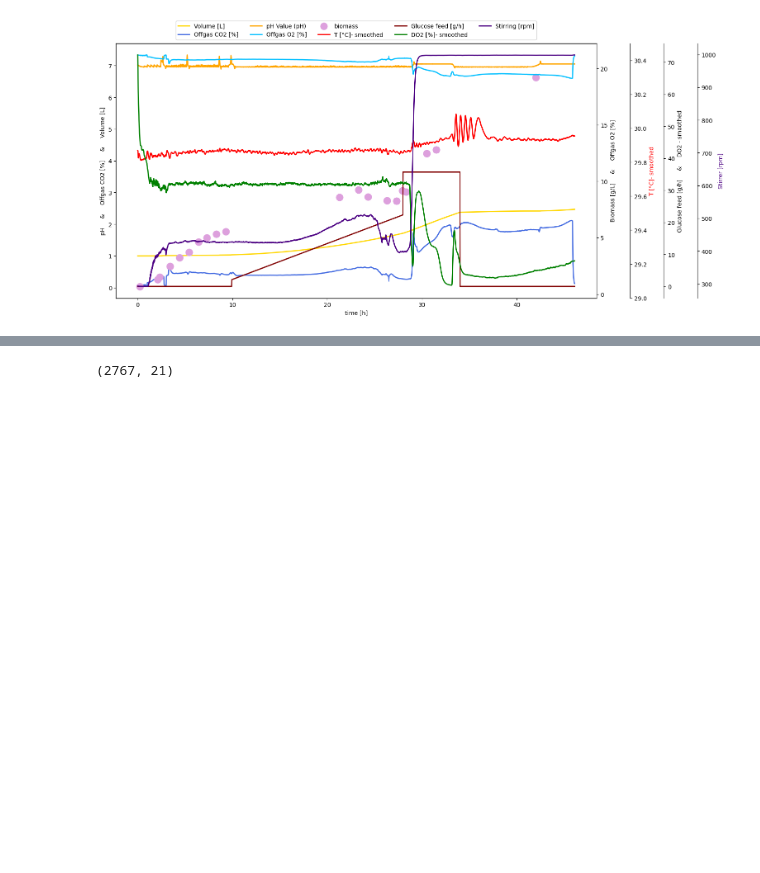
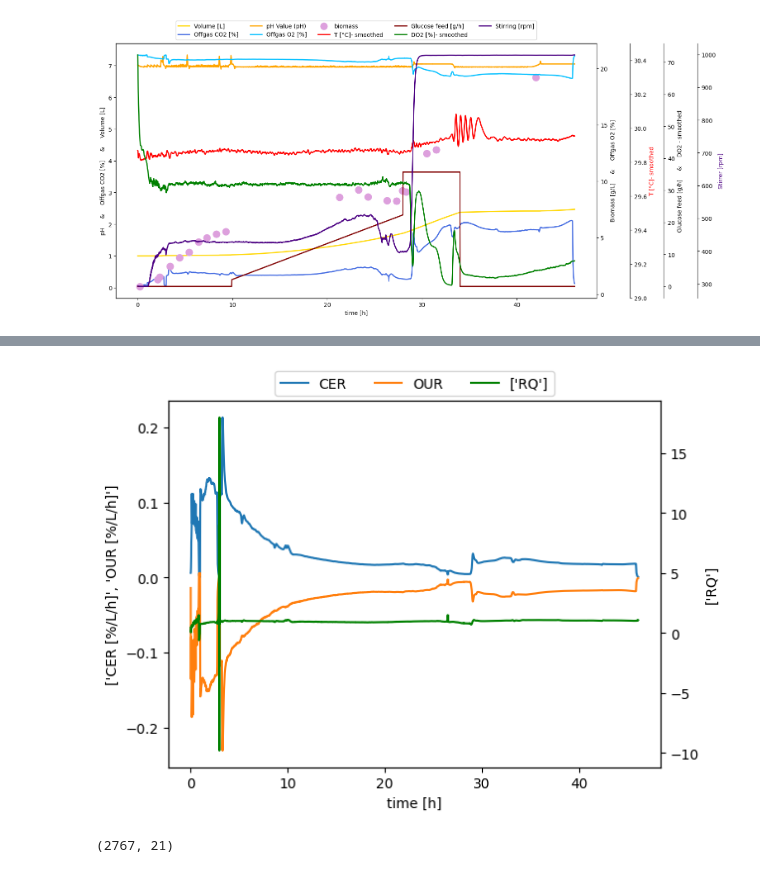
Before and after one commit to boripf/hybrid-model-corynebacterium, a Jupyter notebook: A_preprocessing.ipynb, the cells around one changed output, grey strips where cells are left out. Drawn from its saved outputs; the diff is of its cells as text; code cells hidden in the pictures; blank space fills up the shorter version.

```diff
--- a/A_preprocessing.ipynb
+++ b/A_preprocessing.ipynb
@@ -242,3 +254,27 @@ KeyError: "None of [Index(['cum. base feed [ml/min]', 'cum. acid feed [ml/min]']
+# %%
+fig, ax = plt.subplots()
+
+ax_sec=ax.twinx()
+ax.plot(df['time [h]'], df[['CER [%/L/h]', 'OUR [%/L/h]']], label=['CER', 'OUR'])
+ax_sec.plot(df['time [h]'],df['RQ'], label=['RQ'], color='green')
+
+ax.set_xlabel('time [h]')
+ax.set_ylabel(['CER [%/L/h]', 'OUR [%/L/h]'])
+ax_sec.set_ylabel(['RQ'])
+# Get the handles and labels from all the axes
+handles, labels = ax.get_legend_handles_labels()
+handles_2nd, labels_2nd = ax_sec.get_legend_handles_labels()
+
+# Combine the handles and labels from all the axes
+all_handles = handles + handles_2nd
+all_labels = labels + labels_2nd
+
+# Create a single legend using the combined handles and labels
+ax.legend(all_handles, all_labels, loc='upper center', bbox_to_anchor=(0.5, 1.1), ncols=3)
+
+plt.show()
+# %% [output]
+[figure, added]
 # %%
 df.shape
 # %% [output]
```
Also changed, not shown: parts of 2 cells of this notebook, 7 other files.
